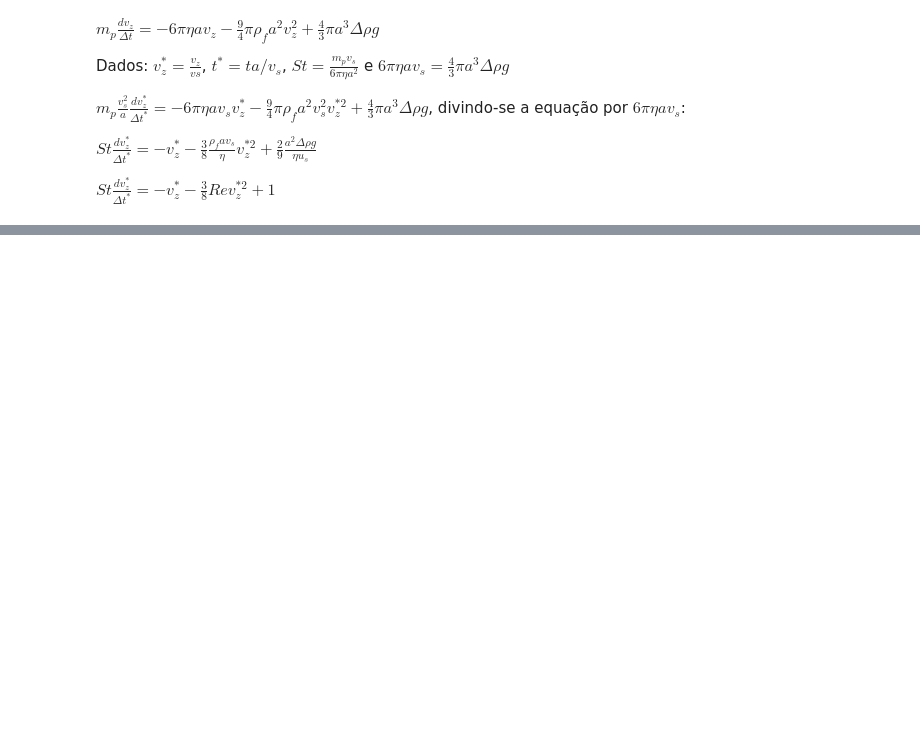
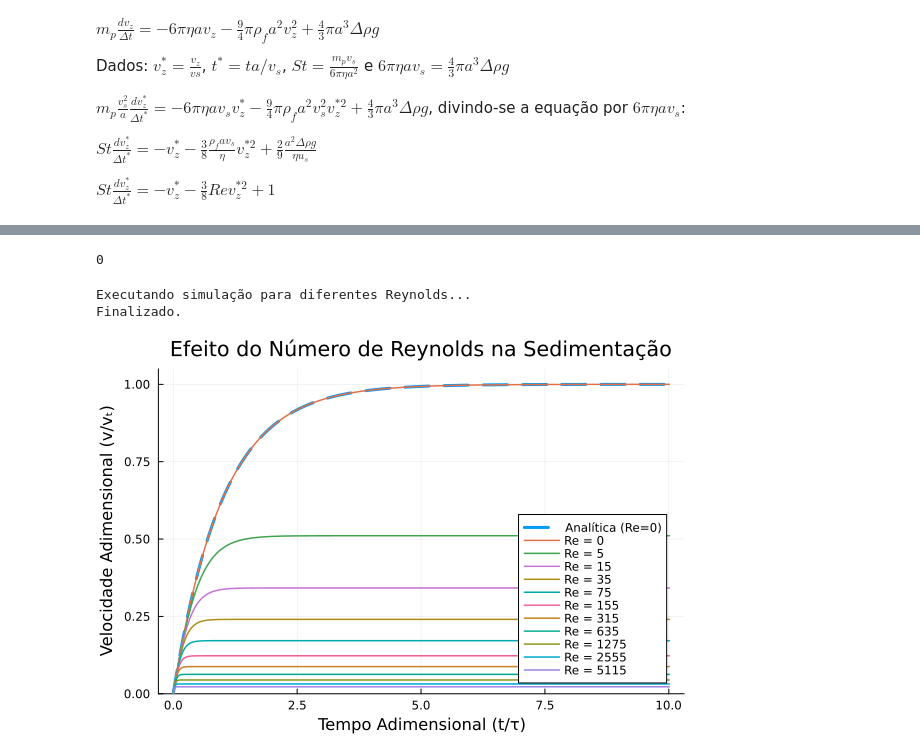
Before and after one commit to opdrin09/MNCM, a Jupyter notebook: Tarefa1.ipynb, the cells around one changed output, grey strips where cells are left out. Drawn from its saved outputs; the diff is of its cells as text; code cells hidden in the pictures; blank space fills up the shorter version.

```diff
--- a/Tarefa1.ipynb
+++ b/Tarefa1.ipynb
@@ -151,0 +122,40 @@ display(p1)
+# %%
+# Cria um novo gráfico, começando com a solução de Re=0 como referência
+grafico_reynolds = plot(tempo_analitico, velocidade_analitica,
+    ylabel="Velocidade Adimensional (v/vₜ)",
+    xlabel="Tempo Adimensional (t/τ)",
+    label="Analítica (Re=0)",
+    linewidth=3,
+    linestyle=:dash,
+    ylims=(0, 1.05),
+    legend=:bottomright,
+    title="Efeito do Número de Reynolds na Sedimentação"
+)
+display(0)
+# %% [output]
+0
+# %%
+# Loop para calcular e plotar a solução numérica para vários valores de Re
+println("Executando simulação para diferentes Reynolds...")
+Δt_fixo = 0.01
+
+for i in 0:10
+    Re = 5.0 * 2^(i) - 5.0
+    f_com_re(t, v) = f_quadratica(t, v, Re)
+    tempo_numerico, velocidade_numerica = resolver_rk4(f_com_re, 0.0, 0.0, T_MAXIMO, Δt_fixo)
+
+    plot!(grafico_reynolds, tempo_numerico, velocidade_numerica,
+        label="Re = $(round(Int, Re))",
+        linestyle=:solid,
+        linewidth=1.5
+    )
+end
+println("Finalizado.")
+# %% [output]
+Executando simulação para diferentes Reynolds...
+Finalizado.
+# %%
+# Exibe o gráfico final da simulação 2
+display(grafico_reynolds)
+# %% [output]
+[figure, added]
```
Also changed, not shown: parts of 10 cells of this notebook.
